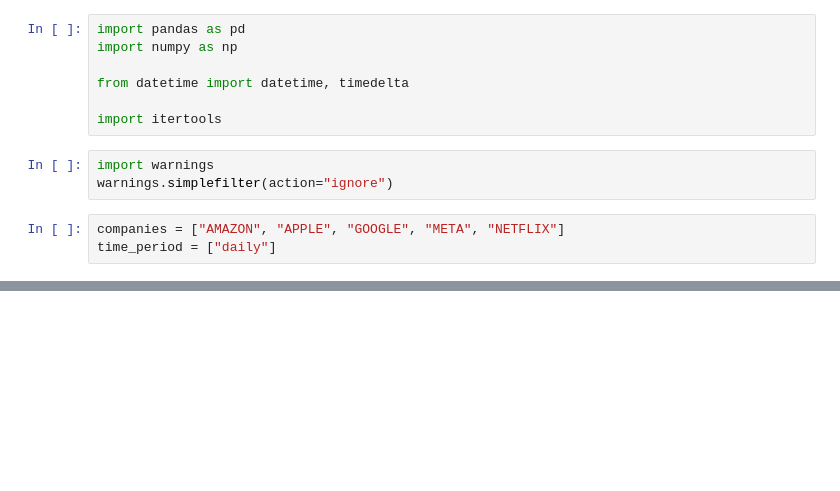
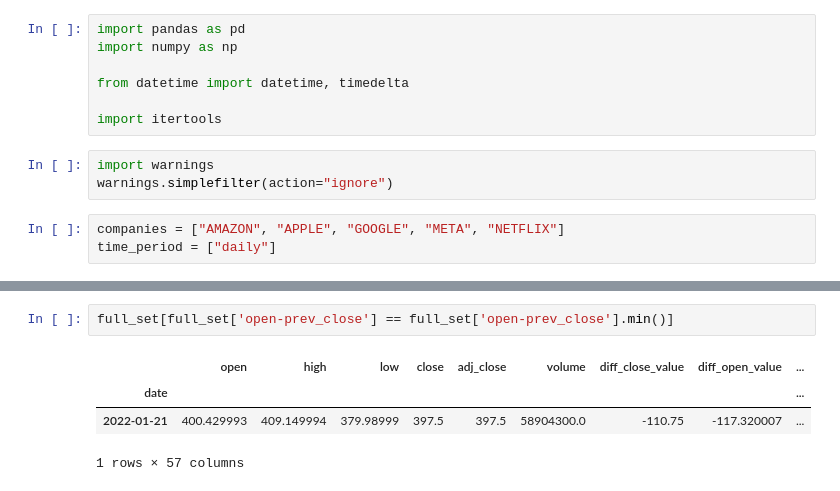
Before and after one commit to pyOctopuss/diploma_project, a Jupyter notebook: process_data_from_raw.ipynb, the cells around one changed output, grey strips where cells are left out. Cells and saved outputs as stored; diff of their text form; blank space fills up the shorter version.

```diff
--- a/process_data_from_raw.ipynb
+++ b/process_data_from_raw.ipynb
@@ -108,0 +132,7 @@ full_set
+# %%
+full_set[full_set['open-prev_close'] == full_set['open-prev_close'].min()]
+# %% [output]
+|  | open | high | low | close | adj_close | volume | diff_close_value | diff_open_value | ... |
+| date |  |  |  |  |  |  |  |  | ... |
+| 2022-01-21 | 400.429993 | 409.149994 | 379.98999 | 397.5 | 397.5 | 58904300.0 | -110.75 | -117.320007 | ... |
+1 rows × 57 columns
```
Also changed, not shown: parts of 6 cells of this notebook, 2 other files.
